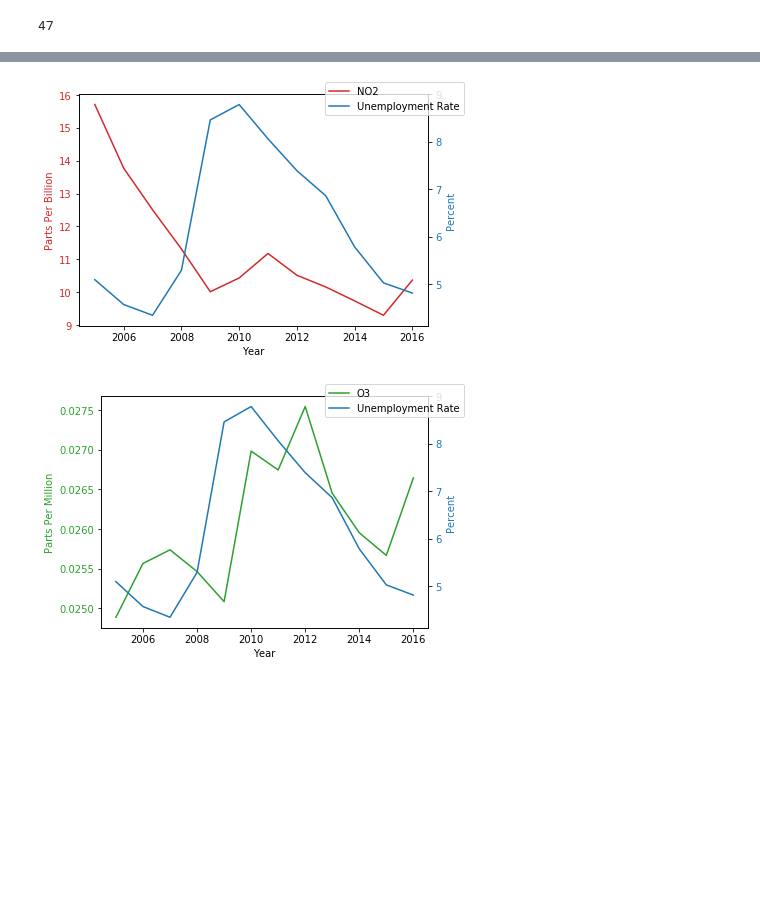
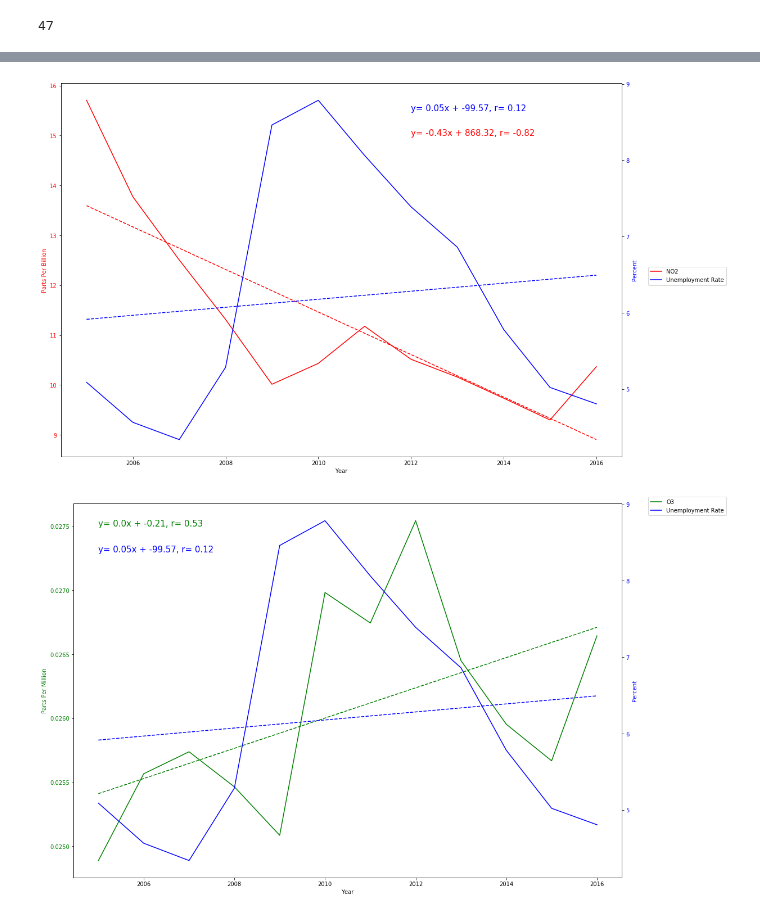
Before and after one commit to AshRC17/Project-1, a Jupyter notebook: Unemployment and Pollutant Charts.ipynb, the cells around one changed output, grey strips where cells are left out. Saved outputs shown, nothing was run; the diff lists cells and outputs as text; code cells hidden in the pictures; blank space fills up the shorter version.

Commit message:
updated notebook and created images

```diff
--- a/Unemployment and Pollutant Charts.ipynb
+++ b/Unemployment and Pollutant Charts.ipynb
@@ -59,44 +65,75 @@ employ_pollutant_year
 | 2014 | 6.617849 | 9.736403 | 0.025954 | 0.972904 | 0.256573 | 5.781465 | ... |
 | 2015 | 6.576271 | 9.299371 | 0.025668 | 0.887115 | 0.267777 | 5.021610 | ... |
 | 2016 | 2.339450 | 10.368219 | 0.026645 | 0.636204 | 0.272439 | 4.806422 | ... |
+# %%
+def linear_regression(x, y):
+    (slope, intercept, rvalue, pvalue, stderr)=linregress(x,y)
+    regress_values = x*slope + intercept
+    line_eq = "y= " + str(round(slope, 2)) + "x + " + str(round(intercept,2))
+    return regress_values
+
+#Creating function to return a string of linear regression equation
+def linear_regression_eq(x, y):
+    (slope, intercept, rvalue, pvalue, stderr)=linregress(x,y)
+    line_eq = "y= " + str(round(slope, 2)) + "x + " + str(round(intercept,2)) +", r= " + str(round(rvalue,2))
+    return line_eq
 # %%
+no2_line = linear_regression(employ_pollutant_year.index, employ_pollutant_year["Average of NO2 Mean"])
+employ_line = linear_regression(employ_pollutant_year.index, employ_pollutant_year["Value"])
 
+no2_line_eq = linear_regression_eq(employ_pollutant_year.index, employ_pollutant_year["Average of NO2 Mean"])
+employ_line_eq = linear_regression_eq(employ_pollutant_year.index, employ_pollutant_year["Value"])
 
-fig, ax1 = plt.subplots()
+fig, ax1 = plt.subplots(figsize=(15,10))
 
-color = 'tab:red'
+color = 'red'
 ax1.set_xlabel('Year')
 ax1.set_ylabel('Parts Per Billion', color=color)
 ax1.plot(employ_pollutant_year.index, employ_pollutant_year["Average of NO2 Mean"], color=color, label = "NO2")
 ax1.tick_params(axis='y', labelcolor=color)
+ax1.plot(employ_pollutant_year.index,no2_line,color = 'red', linestyle = '--')
+ax1.annotate(no2_line_eq, (2012,15), fontsize = 15, color = "red")
+ax1.annotate(employ_line_eq, (2012,15.5), fontsize = 15, color = "blue")
 ax2 = ax1.twinx()
-
-color = 'tab:blue'
+color = 'blue'
 ax2.set_ylabel('Percent', color=color)
 ax2.plot(employ_pollutant_year.index, employ_pollutant_year["Value"], color=color, label = "Unemployment Rate")
 ax2.tick_params(axis='y', labelcolor=color)
-fig.legend(loc = "upper right")
+ax2.plot(employ_pollutant_year.index,employ_line,'b--')
+fig.legend(loc='center left', bbox_to_anchor=(1.0, 0.5))
 fig.tight_layout()
 plt.show()
+
+fig.savefig('Images/NO2_vs_Unemployment.png')
 # %% [output]
-[figure, old version]
+[figure, new version]
 # %%
-fig, ax1 = plt.subplots()
+O3_line = linear_regression(employ_pollutant_year.index, employ_pollutant_year["Average of O3 Mean"])
+employ_line = linear_regression(employ_pollutant_year.index, employ_pollutant_year["Value"])
 
-color = 'tab:green'
+O3_line_eq = linear_regression_eq(employ_pollutant_year.index, employ_pollutant_year["Average of O3 Mean"])
+
+fig, ax1 = plt.subplots(figsize=(15,10))
+
+color = 'green'
 ax1.set_xlabel('Year')
 ax1.set_ylabel('Parts Per Million', color=color)
 ax1.plot(employ_pollutant_year.index, employ_pollutant_year["Average of O3 Mean"], color=color, label = "O3")
 ax1.tick_params(axis='y', labelcolor=color)
-
+ax1.plot(employ_pollutant_year.index,O3_line, color = 'green', linestyle = '--')
+ax1.annotate(O3_line_eq, (2005,0.0275), fontsize = 15, color = "green")
+ax1.annotate(employ_line_eq, (2005,0.0273), fontsize = 15, color = "blue")
 ax2 = ax1.twinx()
 
-color = 'tab:blue'
+color = 'blue'
 ax2.set_ylabel('Percent', color=color)
 ax2.plot(employ_pollutant_year.index, employ_pollutant_year["Value"], color=color, label = "Unemployment Rate")
 ax2.tick_params(axis='y', labelcolor=color)
-fig.legend()
+ax2.plot(employ_pollutant_year.index,employ_line, 'b--')
+fig.legend(loc='upper left', bbox_to_anchor=(1, 1))
 fig.tight_layout()
 plt.show()
+
+fig.savefig('Images/O3_vs_Unemployment.png')
 # %% [output]
-[figure, old version]
+[figure, new version]
```
Also changed, not shown: parts of 6 cells of this notebook, 4 other files.
